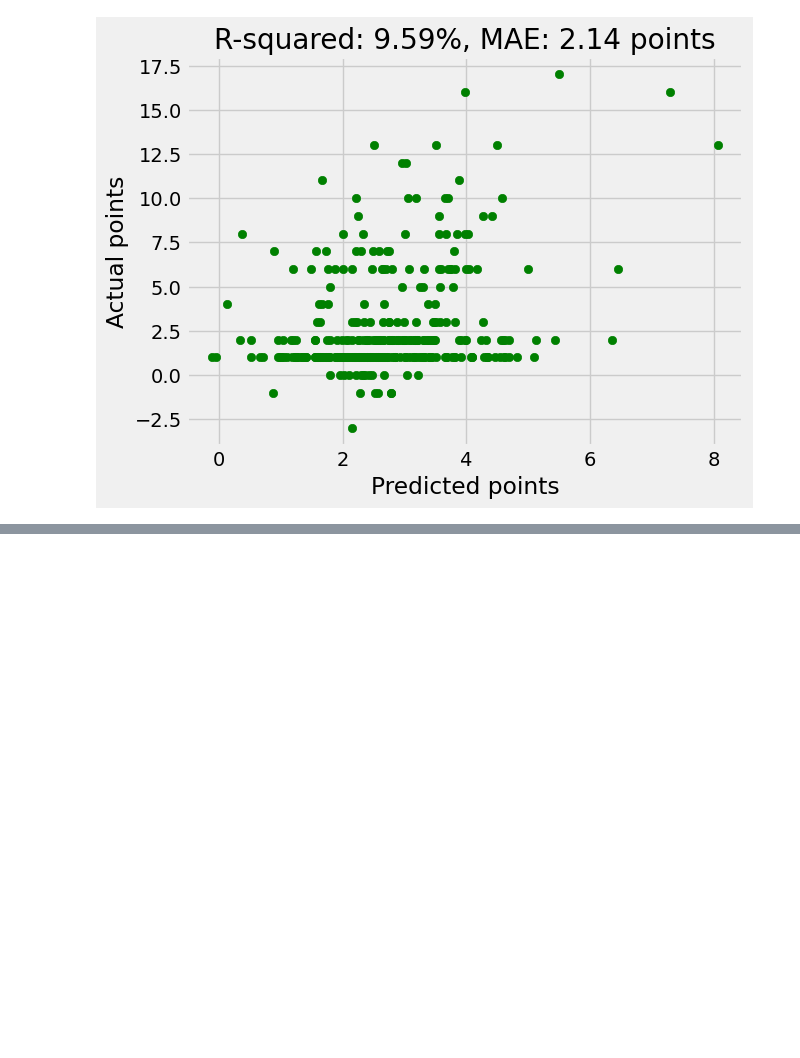
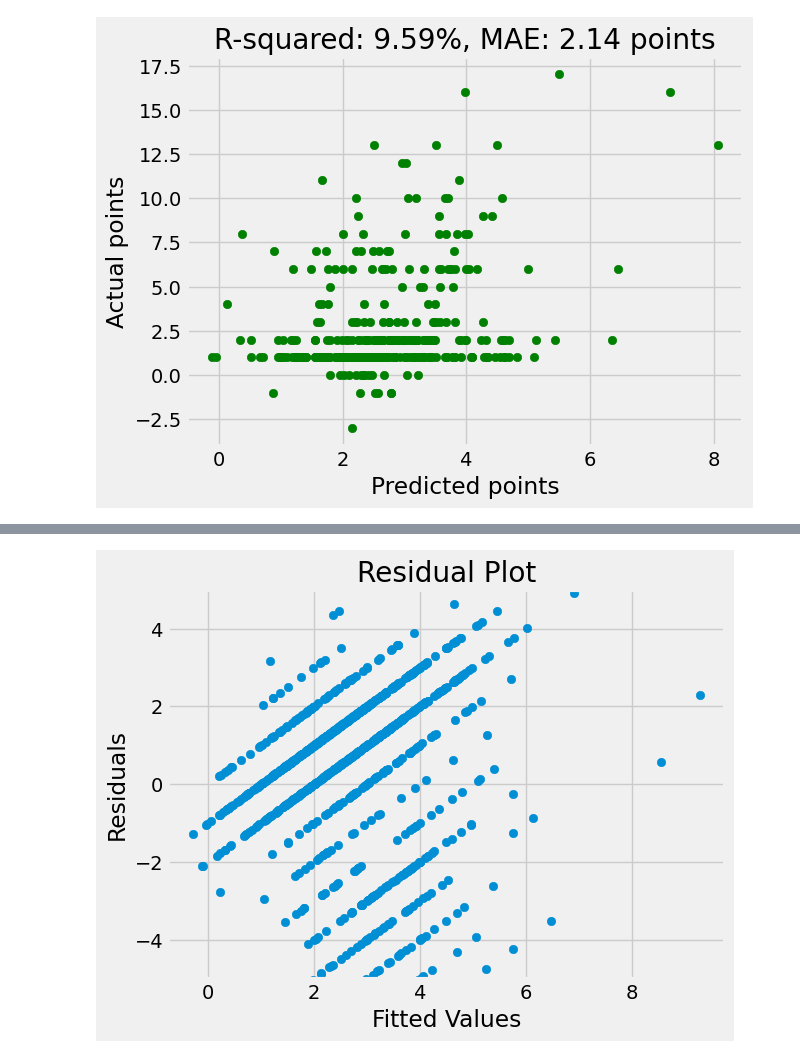
Before and after one commit to aav31/fpl-toolkit, a Jupyter notebook: regression.ipynb, the cells around one changed output, grey strips where cells are left out. Cells and saved outputs as stored; diff of their text form; code cells hidden in the pictures; blank space fills up the shorter version.

```diff
--- a/regression.ipynb
+++ b/regression.ipynb
@@ -143,0 +189,9 @@ Collinearity
+# %%
+plt.scatter(df_train["prediction"], df_train["residual"])
+plt.xlabel("Fitted Values")
+plt.ylabel("Residuals")
+plt.ylim(-5, 5)
+plt.title("Residual Plot")
+plt.show()
+# %% [output]
+[figure, added]
```
Also changed, not shown: parts of 13 cells of this notebook.
